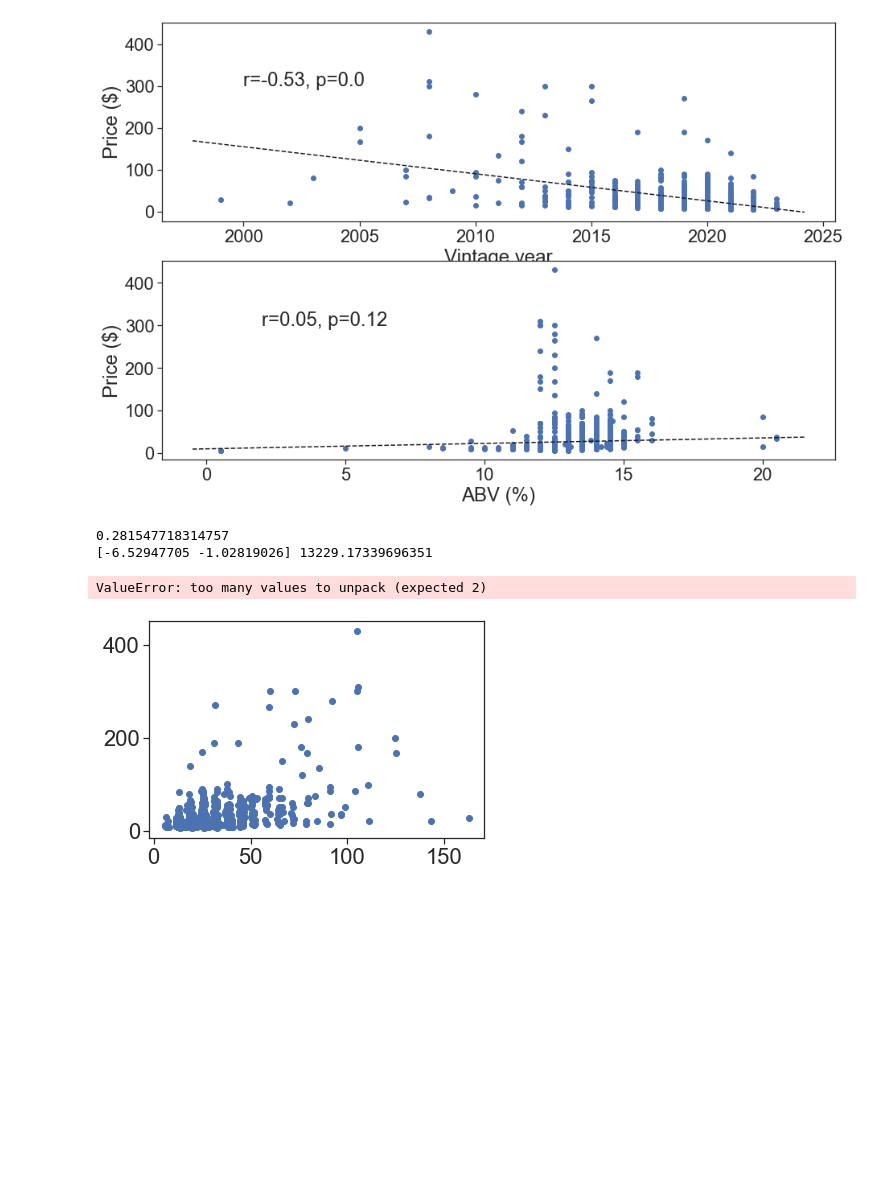
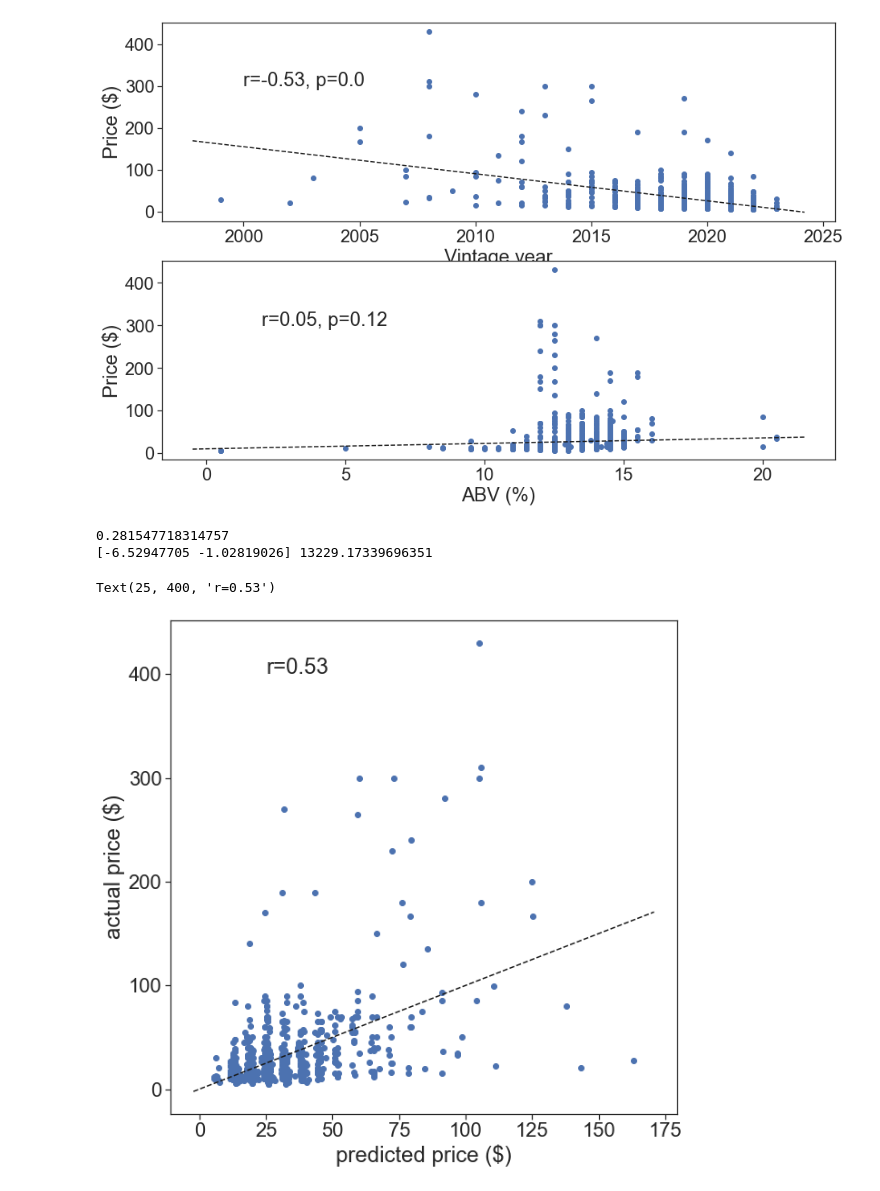
Before and after one commit to Delekof/Machine-Learning-Practice, a Jupyter notebook: main_notebook.ipynb, the cells around one changed output. Drawn from its saved outputs; the diff is of its cells as text; code cells hidden in the pictures; blank space fills up the shorter version.

```diff
--- a/main_notebook.ipynb
+++ b/main_notebook.ipynb
@@ -72,23 +72,26 @@ f.set_size_inches(15,10)
 # %% [output]
 [figure]
 # %%
+from scipy.stats import pearsonr
 from sklearn.linear_model import LinearRegression
 X = np.array([vintages, abvs]).transpose()
 y = prices
 reg = LinearRegression().fit(X, y)
 print(reg.score(X, y))
 print(reg.coef_, reg.intercept_)
 
 f,ax = plt.subplots(1,1)
 ax.scatter(reg.predict(X), y)
 
-ax.set_xlim("predicted price ($)")
-ax.set_ylim("actual price ($)")
+ax.set_xlabel("predicted price ($)")
+ax.set_ylabel("actual price ($)")
 x = np.array(ax.get_xlim())
 ax.plot(x,x, linestyle="--", color="k")
 f.set_size_inches(10,10)
+
+ax.text(25, 400, f"r={np.round(pearsonr(reg.predict(X), y)[0],2)}")
 # %% [output]
 0.281547718314757
 [-6.52947705 -1.02819026] 13229.17339696351
-ValueError: too many values to unpack (expected 2)
+Text(25, 400, 'r=0.53')
-[figure, old version]
+[figure, new version]
```
Also changed, not shown: parts of 1 cell of this notebook.
